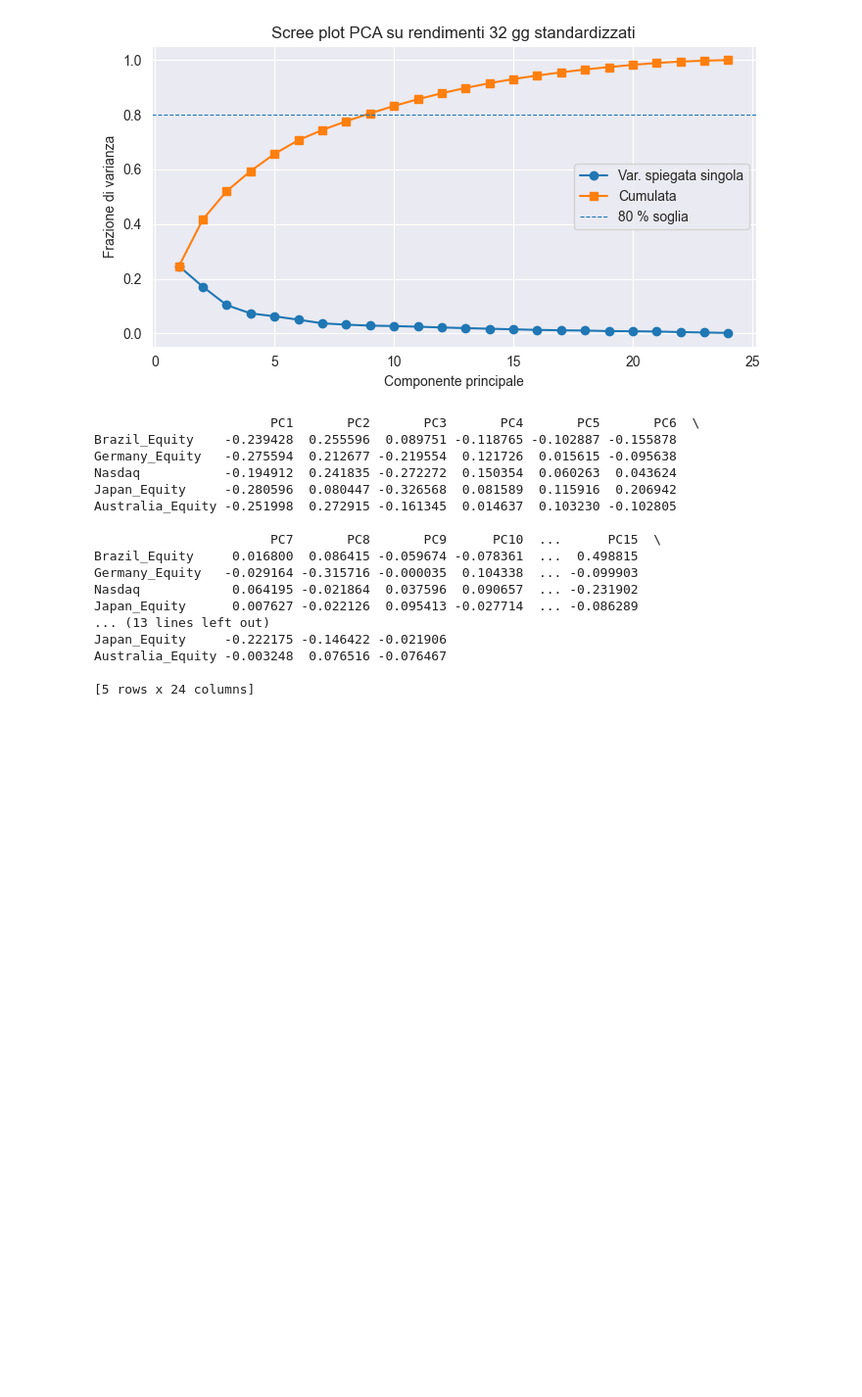
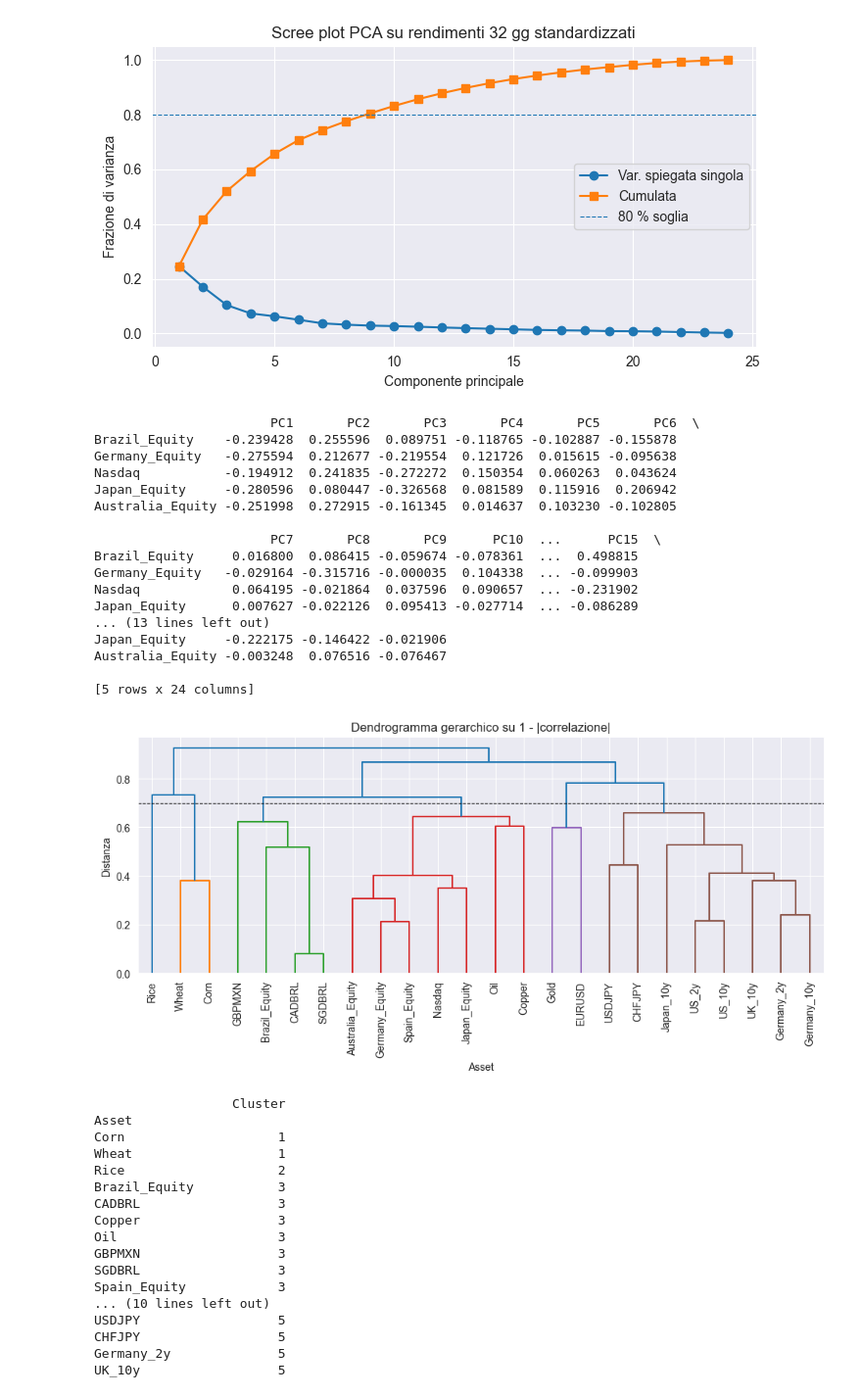
Before and after one commit to MartyJester/MarPort, a Jupyter notebook: Hope.ipynb, the cells around one changed output. Shown at 98% size. Saved outputs shown, nothing was run; the diff lists cells and outputs as text; code cells hidden in the pictures; blank space fills up the shorter version.

```diff
--- a/Hope.ipynb
+++ b/Hope.ipynb
@@ -277,17 +279,17 @@ plt.show()
 plt.close()
 
 # Compute the correlation matrix
-corr = df_log_returns_32.corr()
+corr_32 = df_log_returns_32.corr()
 
 # Create a mask for the upper triangle
-mask = np.triu(np.ones_like(corr, dtype=bool))
+mask = np.triu(np.ones_like(corr_32, dtype=bool))
 
 # Set up the figure
 plt.figure(figsize=(10, 8))
 
 # Draw the heatmap
 sns.heatmap(
-    corr,
+    corr_32,
     mask=mask,
     cmap=palette,        # diverging palette
     vmin=-1, vmax=1,        # ensure full correlation range
@@ -381,3 +381,66 @@ Japan_Equity     -0.222175 -0.146422 -0.021906
 Australia_Equity -0.003248  0.076516 -0.076467
 
 [5 rows x 24 columns]
+# %%
+dist = 1 - np.abs(corr_32.values)
+# linkage richiede un vettore “condensed”
+# (solo la metà superiore della matrice, esclusa la diagonale)
+dist_condensed = squareform(dist, checks=False)
+
+# ------------------------------------------------------------
+# 3) Calcola la linkage gerarchica
+# ------------------------------------------------------------
+# Metodo “average” (UPGMA): usa la media delle distanze
+Z = hierarchy.linkage(dist_condensed, method='average')
+
+# ------------------------------------------------------------
+# 4) Disegna il dendrogramma
+# ------------------------------------------------------------
+plt.figure(figsize=(10, 5))
+dn = hierarchy.dendrogram(
+    Z,
+    labels=corr.index.tolist(),
+    leaf_rotation=90,
+    leaf_font_size=10,
+    color_threshold=0.7  # linea orizzontale per taglio visivo a distanza 0.7
+)
+plt.title('Dendrogramma gerarchico su 1 - |correlazione|')
+plt.xlabel('Asset')
+plt.ylabel('Distanza')
+plt.axhline(y=0.7, c='k', ls='--', lw=0.8)  # linea di taglio
+plt.tight_layout()
+plt.show()
+
+# ------------------------------------------------------------
+# 5) Estrai i cluster
+# ------------------------------------------------------------
+# Scegli di voler 5 cluster
+n_clusters = 5
+cluster_labels = hierarchy.fcluster(Z, t=n_clusters, criterion='maxclust')
+
+# Aggiungi i cluster in un DataFrame
+clusters = pd.DataFrame({
+    'Asset': corr.index,
+    'Cluster': cluster_labels
+}).set_index('Asset')
+
+print(clusters.sort_values('Cluster'))
+# %% [output]
+[figure, added]
+                  Cluster
+Asset
+Corn                    1
+Wheat                   1
+Rice                    2
+Brazil_Equity           3
+CADBRL                  3
+Copper                  3
+Oil                     3
+GBPMXN                  3
+SGDBRL                  3
+Spain_Equity            3
+... (10 lines left out)
+USDJPY                  5
+CHFJPY                  5
+Germany_2y              5
+UK_10y                  5
```
Also changed, not shown: parts of 3 cells of this notebook.
